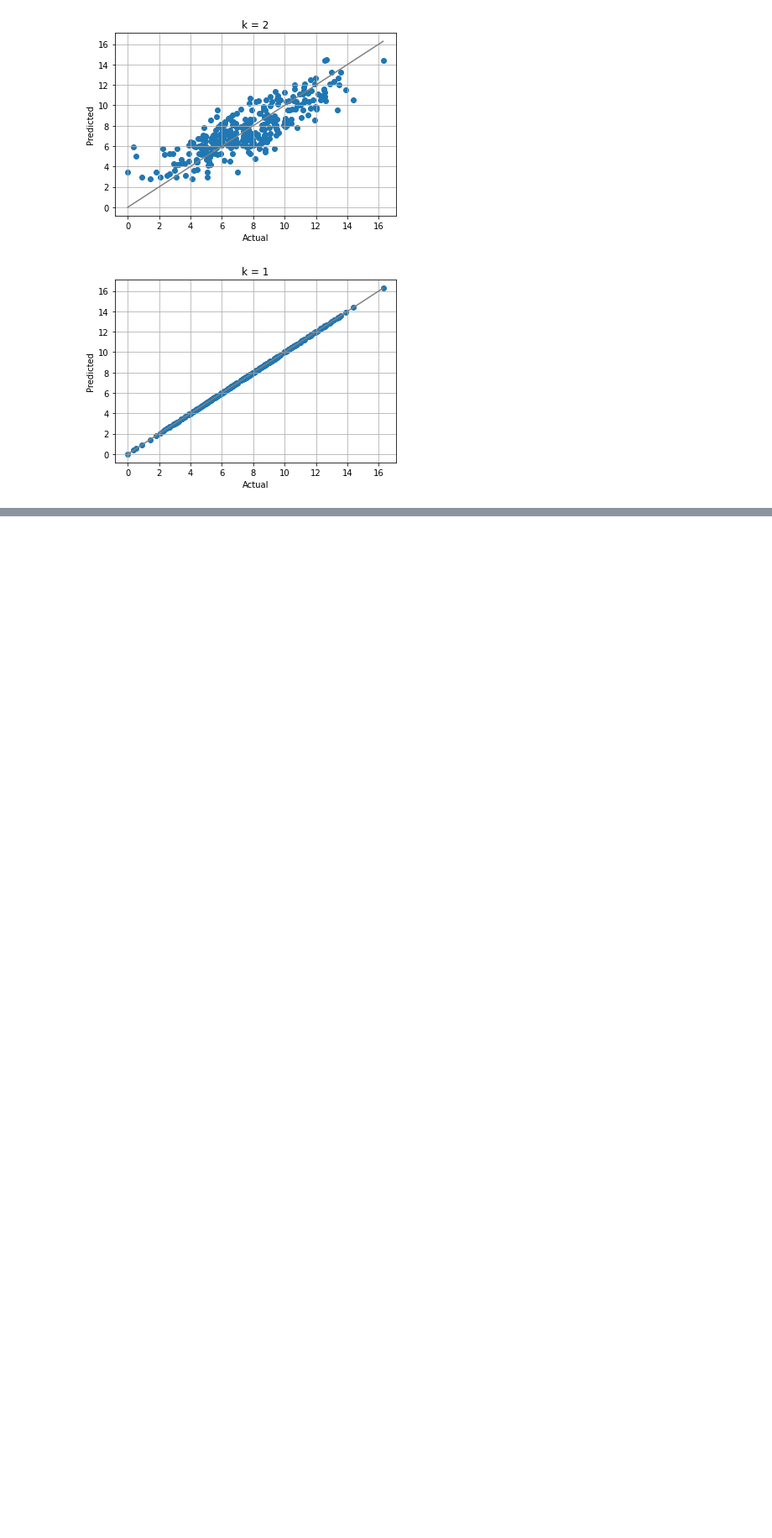
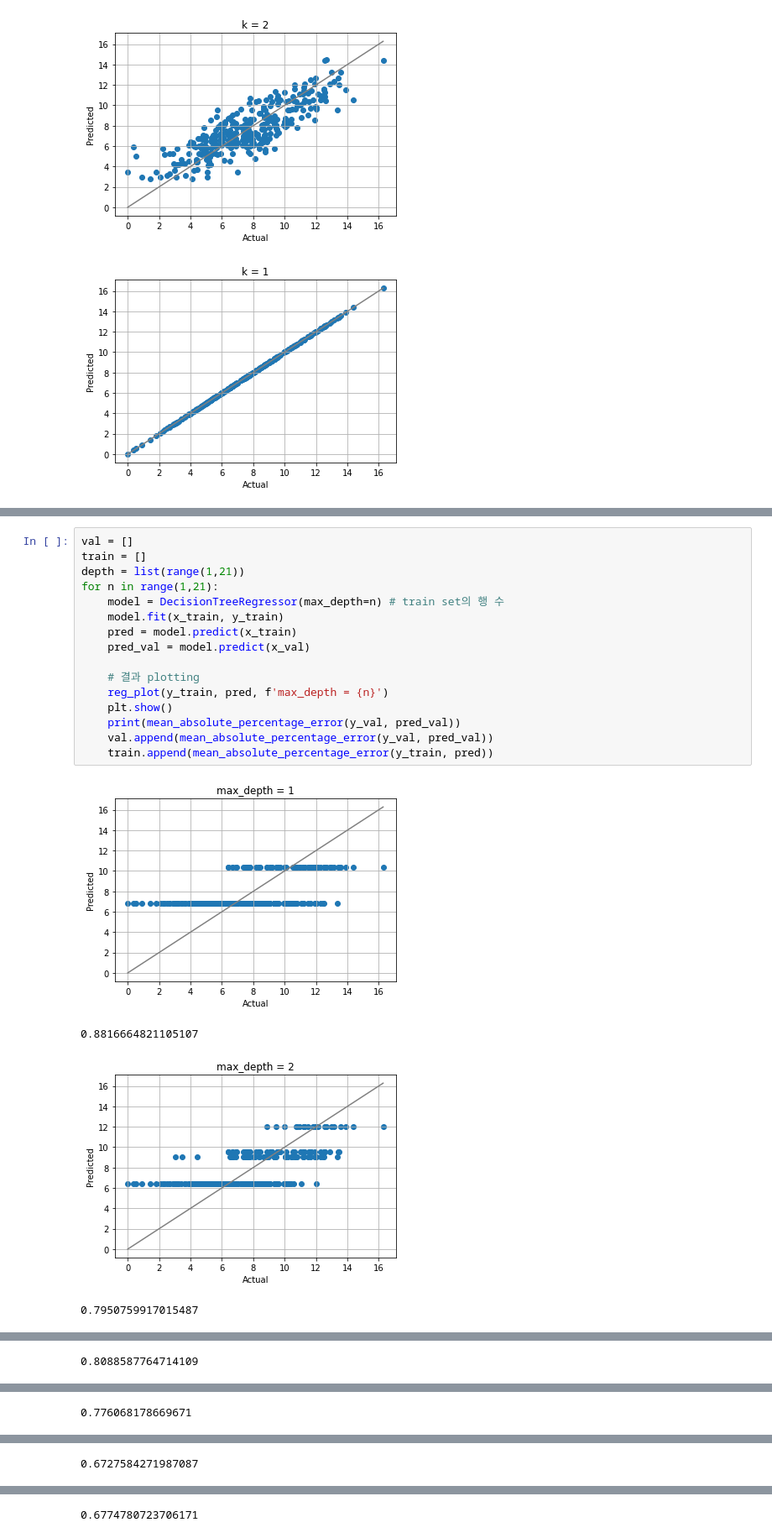
Before and after one commit to mskyun721/aivle_python, a Jupyter notebook: Class/sklearn.ipynb, the cells around one changed output, grey strips where cells are left out. Shown at 84% size. Drawn from its saved outputs; the diff is of its cells as text; blank space fills up the shorter version.

```diff
--- a/Class/sklearn.ipynb
+++ b/Class/sklearn.ipynb
@@ -848,0 +877,21 @@ for n in [300,100,30,10,5,4,3,2,1] :
+# %%
+val = []
+train = []
+depth = list(range(1,21))
+for n in range(1,21):
+    model = DecisionTreeRegressor(max_depth=n) # train set의 행 수
+    model.fit(x_train, y_train)
+    pred = model.predict(x_train)
+    pred_val = model.predict(x_val)
+
+    # 결과 plotting
+    reg_plot(y_train, pred, f'max_depth = {n}')
+    plt.show()
+    print(mean_absolute_percentage_error(y_val, pred_val))
+    val.append(mean_absolute_percentage_error(y_val, pred_val))
+    train.append(mean_absolute_percentage_error(y_train, pred))
+# %% [output]
+[figure, added]
+0.8816664821105107
+[figure, added]
+0.7950759917015487
@@ -848,0 +899 @@ for n in [300,100,30,10,5,4,3,2,1] :
+0.8088587764714109
@@ -848,0 +901 @@ for n in [300,100,30,10,5,4,3,2,1] :
+0.776068178669671
@@ -848,0 +903 @@ for n in [300,100,30,10,5,4,3,2,1] :
+0.6727584271987087
@@ -848,0 +905 @@ for n in [300,100,30,10,5,4,3,2,1] :
+0.6774780723706171
```
Also changed, not shown: parts of 67 cells of this notebook, 1 other file.
